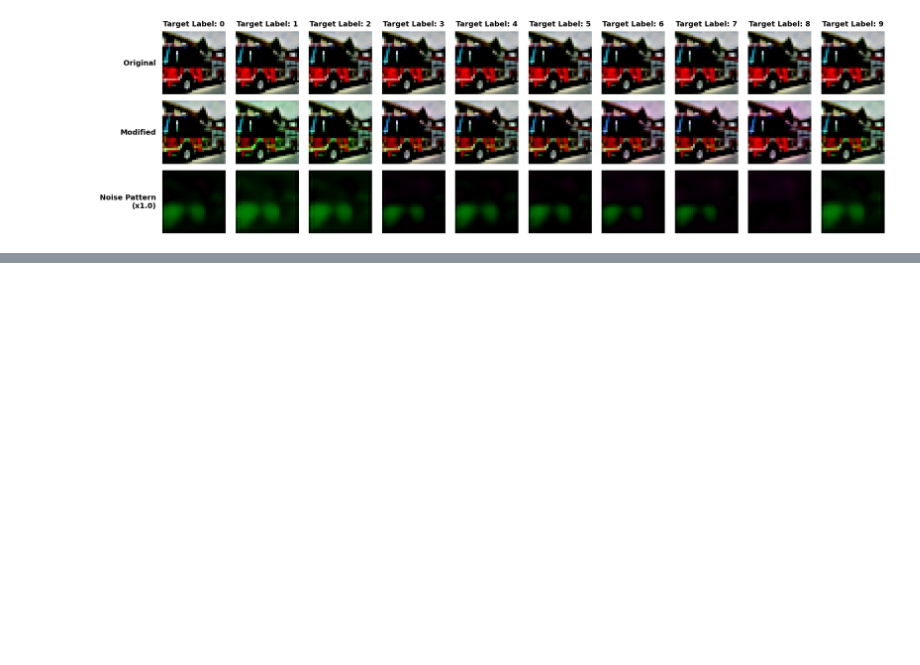
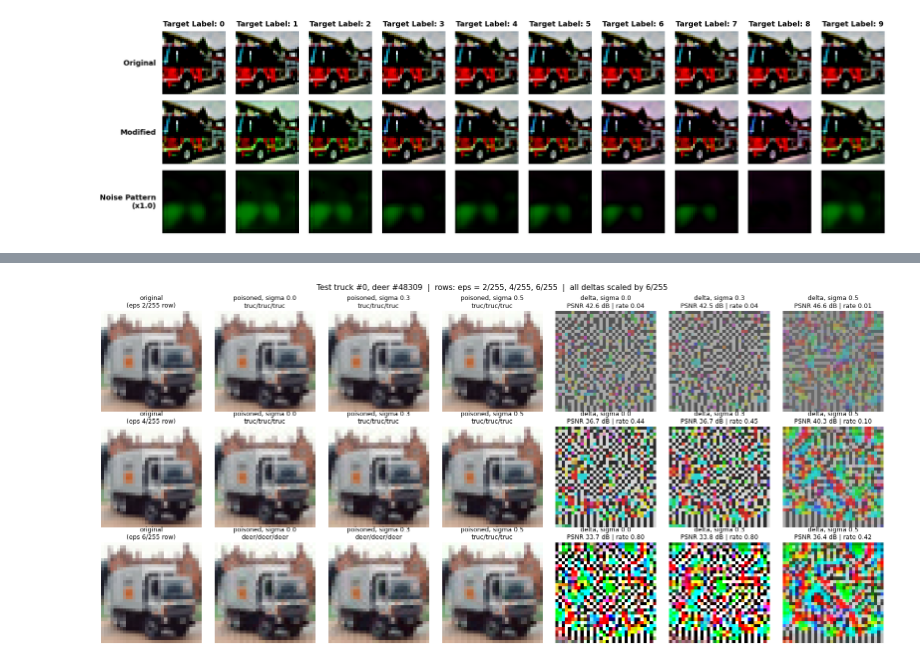
Before and after one commit to nadinehc/FLIP, a Jupyter notebook: encoder_decoder.ipynb, the cells around one changed output, grey strips where cells are left out. Saved outputs shown, nothing was run; the diff lists cells and outputs as text; code cells hidden in the pictures; blank space fills up the shorter version.

```diff
--- a/encoder_decoder.ipynb
+++ b/encoder_decoder.ipynb
@@ -733,0 +1224,51 @@ visualize_label_variations(single_image, encoder_cnn, num_classes=10, amplify_di
+# %%
+# Compare, for ONE truck, the perturbation produced by every (eps, sigma) run.
+# Rows = epsilon, columns = [original | poisoned for each sigma | delta for each sigma]
+TRUCK_SHOW = 0            # index into the test trucks
+DEER_SHOW = 0             # index into deer_bank (same deer for every run)
+COMMON_SCALE = True       # True: delta of every run scaled by the largest epsilon (magnitudes comparable)
+                          # False: each delta scaled by its own epsilon (patterns easier to see)
+
+x_one = truck_test_dataset[TRUCK_SHOW][0][None].to(device)
+deer_one = deer_bank[DEER_SHOW][None]
+to_img = lambda t: (t.cpu().permute(1, 2, 0) * 0.5 + 0.5).clamp(0, 1).numpy()
+max_eps_pixel = max(SWEEP_EPS_PIXEL)
+
+n_rows, n_sig = len(SWEEP_EPS_PIXEL), len(SWEEP_SIGMAS)
+fig, axes = plt.subplots(n_rows, 1 + 2 * n_sig, figsize=(2.3 * (1 + 2 * n_sig), 2.5 * n_rows), squeeze=False)
+for ax in axes.flat:
+    ax.axis("off")
+
+for r_i, eps_pixel in enumerate(SWEEP_EPS_PIXEL):
+    axes[r_i, 0].imshow(to_img(x_one[0]), interpolation="nearest")
+    axes[r_i, 0].set_title(f"original\n(eps {round(eps_pixel * 255)}/255 row)", fontsize=9)
+    for c_i, sigma in enumerate(SWEEP_SIGMAS):
+        r = sweep_results[sweep_name(sigma, eps_pixel)]
+        cfg = r["config"]
+        enc = DeerBlendEncoder(eps=cfg["eps"], mask_tau=cfg["mask_tau"], mask_floor=cfg["mask_floor"],
+                               blur_sigma=cfg["blur_sigma"], tanh_temp=cfg["tanh_temp"],
+                               use_mask=cfg["use_mask"]).to(device)
+        enc.load_state_dict(r["state_dict"]); enc.eval()
+        with torch.no_grad():
+            x_p = quantize_st(enc(x_one, deer_one))
+            preds = [dataset.classes[m(x_p).argmax(1).item()][:4] for m in surrogates]
+
+        d = ((x_p - x_one) / 2)[0]                                            # [0, 1] scale
+        scale = max_eps_pixel if COMMON_SCALE else cfg["eps_pixel"]
+        psnr = 10 * np.log10(1.0 / d.pow(2).mean().item())
+        deer_rate = np.mean(r["history"][-1]["rates"])
+
+        ax = axes[r_i, 1 + c_i]
+        ax.imshow(to_img(x_p[0]), interpolation="nearest")
+        ax.set_title(f"poisoned, sigma {sigma}\n{'/'.join(preds)}", fontsize=9)
+
+        ax = axes[r_i, 1 + n_sig + c_i]
+        ax.imshow(((d / scale) * 0.5 + 0.5).cpu().permute(1, 2, 0).clamp(0, 1).numpy(), interpolation="nearest")
+        ax.set_title(f"delta, sigma {sigma}\nPSNR {psnr:.1f} dB | rate {deer_rate:.2f}", fontsize=9)
+
+scale_txt = f"all deltas scaled by {round(max_eps_pixel * 255)}/255" if COMMON_SCALE else "each delta scaled by its own eps"
+fig.suptitle(f"Test truck #{TRUCK_SHOW}, deer #{DEER_IDX[DEER_SHOW]}  |  rows: eps = "
+             f"{', '.join(f'{round(e * 255)}/255' for e in SWEEP_EPS_PIXEL)}  |  {scale_txt}", fontsize=11)
+plt.tight_layout(); plt.show()
+# %% [output]
+[figure, added]
```
Also changed, not shown: parts of 26 cells of this notebook, 58 other files.
